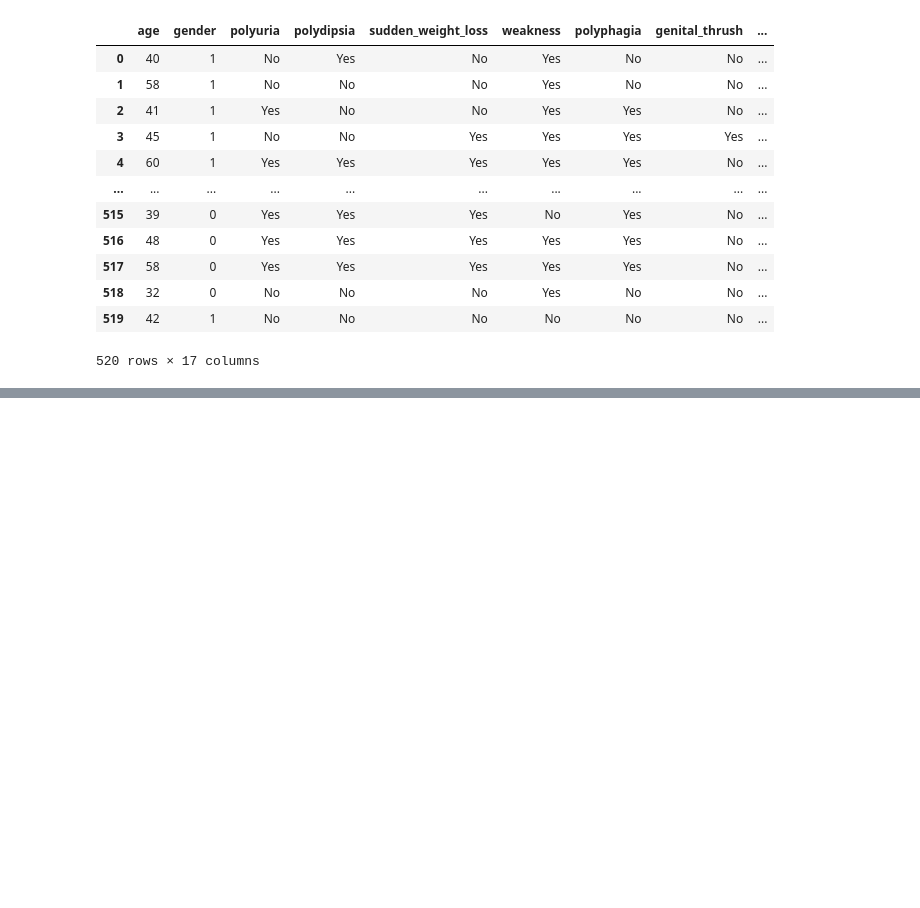
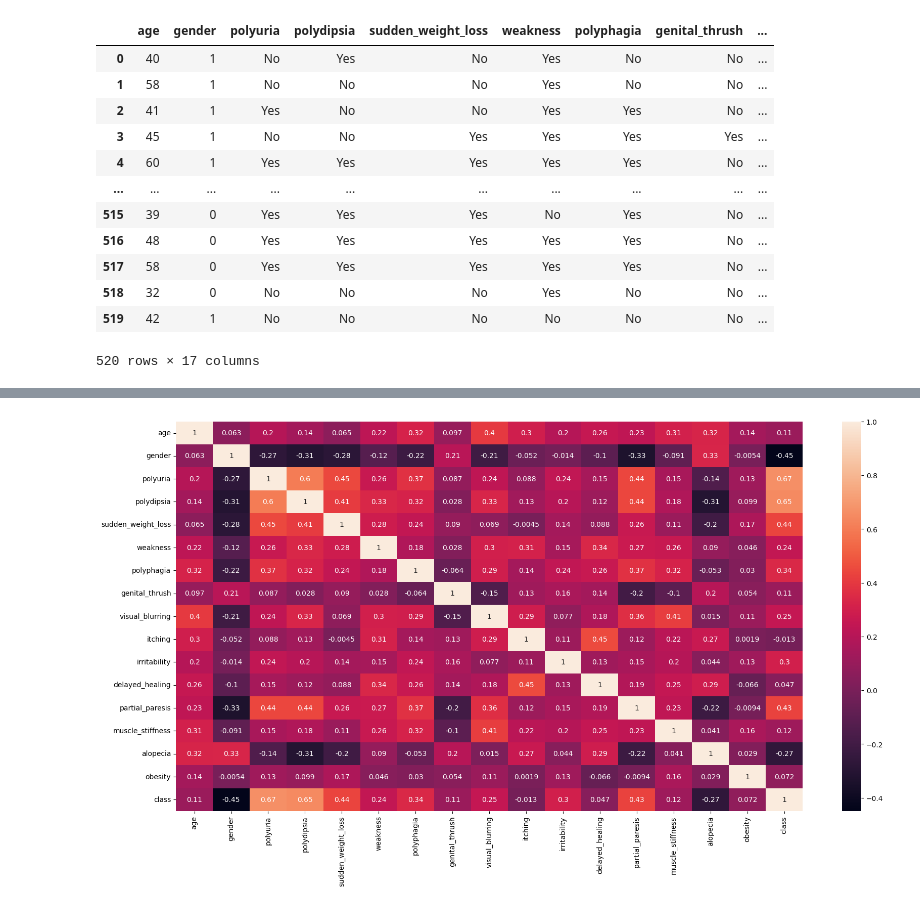
Before and after one commit to pistaacademy/ML_Model, a Jupyter notebook: ML Model.ipynb, the cells around one changed output, grey strips where cells are left out. Cells and saved outputs as stored; diff of their text form; code cells hidden in the pictures; blank space fills up the shorter version.

```diff
--- a/ML Model.ipynb
+++ b/ML Model.ipynb
@@ -173,0 +247,6 @@ df2
+# %%
+plt.figure(figsize=(20,10))
+sns.heatmap(df.corr(),annot=True)
+plt.show()
+# %% [output]
+[figure, added]
```
Also changed, not shown: parts of 12 cells of this notebook.
